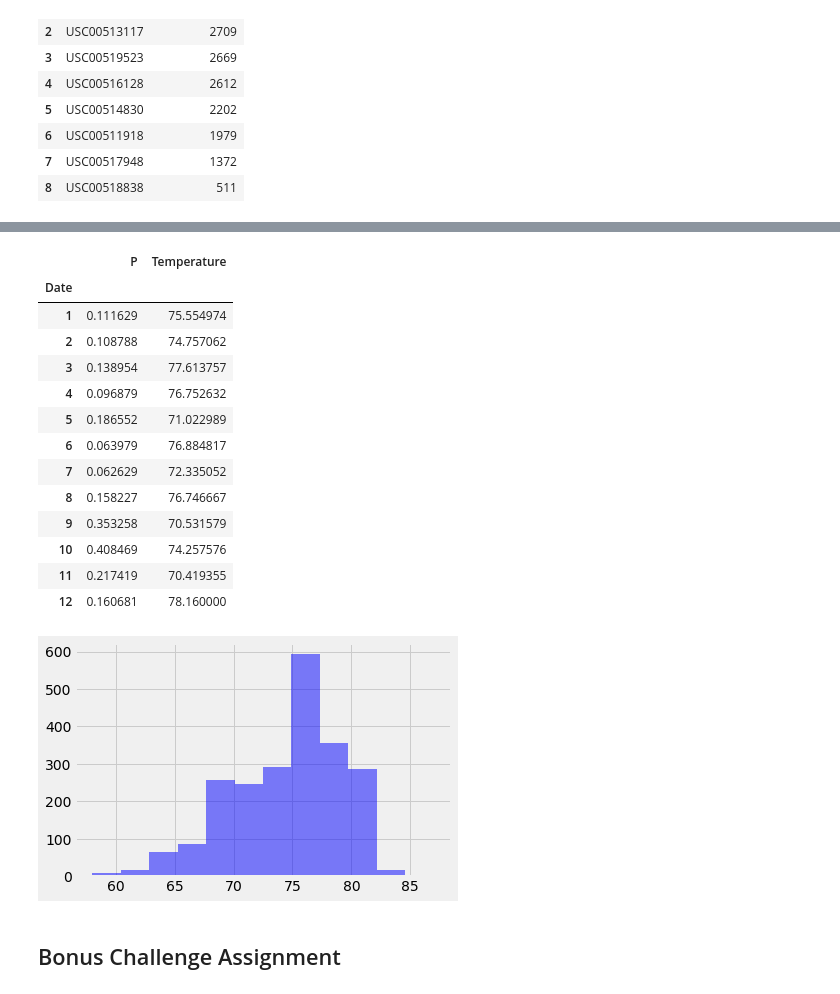
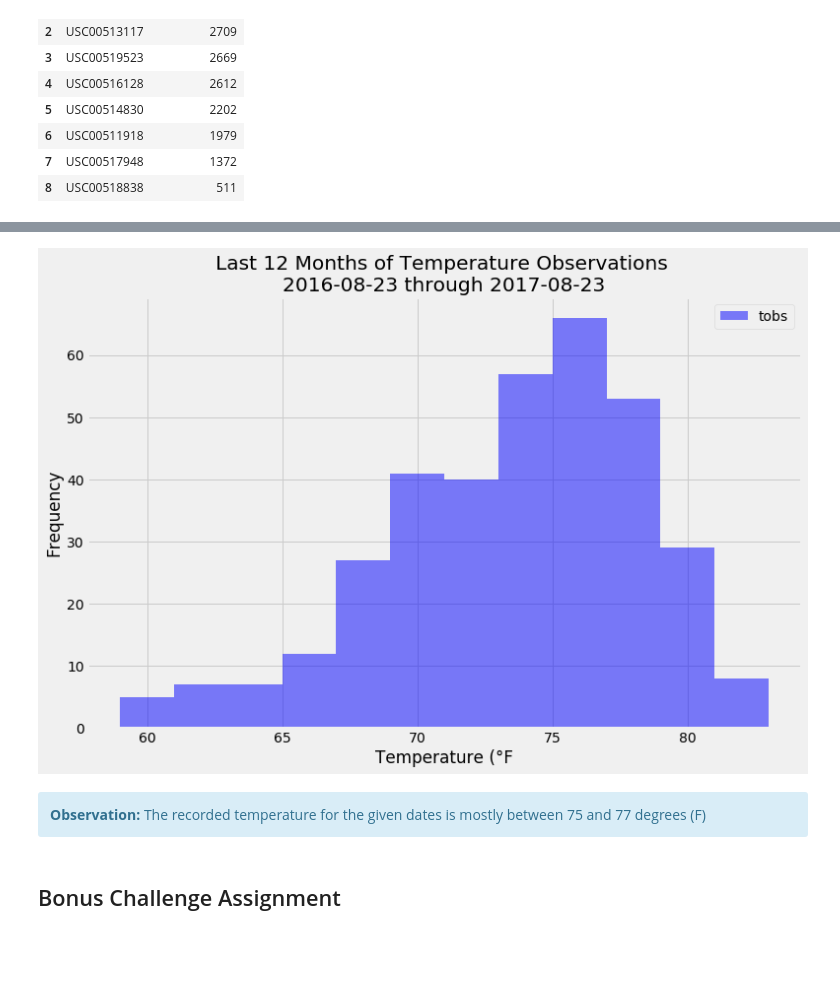
Before and after one commit to annmcnamara/sqlalchemy-challenge, a Jupyter notebook: climate_starter.ipynb, the cells around one changed output, grey strips where cells are left out. Cells and saved outputs as stored; diff of their text form; code cells hidden in the pictures; blank space fills up the shorter version.

```diff
--- a/climate_starter.ipynb
+++ b/climate_starter.ipynb
@@ -228,15 +225,12 @@ for h in highest_temp_obs:
 # print(Station.__dict__.keys())
 # print(Measurement.__dict__.keys())
 # %%
-
+### Get the data for that station
 results = session.query(Measurement.station, Measurement.prcp, Measurement.tobs, Measurement.date)\
+                .filter(Measurement.station == station_tobs) \
                 .filter(and_(Measurement.date >= one_year_before_str, Measurement.date <= last_date_str))
 
+temperature_obs_df = pd.DataFrame(results[:], columns=['Station', 'Precipitation', 'Temperature', 'date'])
 
-temperature_obs_df = pd.DataFrame(results[:], columns=['Station', 'P', 'Temperature', 'date'])
-
-for t in temperature_obs_df:
-    print(t)
-
-temperature_obs_df
+temperature_obs_df.head(3)
 # %% [output]
@@ -260,25 +241,17 @@ date
-# %%
-ddf = temperature_obs_df.groupby(pd.DatetimeIndex(df.index).month).mean()
-ddf
-# %% [output]
-|  | P | Temperature |
-| Date |  |  |
-| 1 | 0.111629 | 75.554974 |
-| 2 | 0.108788 | 74.757062 |
-| 3 | 0.138954 | 77.613757 |
-| 4 | 0.096879 | 76.752632 |
-| 5 | 0.186552 | 71.022989 |
-| 6 | 0.063979 | 76.884817 |
-| 7 | 0.062629 | 72.335052 |
-| 8 | 0.158227 | 76.746667 |
-| 9 | 0.353258 | 70.531579 |
-| 10 | 0.408469 | 74.257576 |
-| 11 | 0.217419 | 70.419355 |
-| 12 | 0.160681 | 78.160000 |
 # %%
 x = temperature_obs_df['Temperature']
 num_bins = 12
-n, bins, patches = plt.hist(x, num_bins, facecolor='blue', alpha=0.5, )
+n, bins, patches = plt.hist(x, num_bins, facecolor='blue', alpha=0.5,label='tobs' )
+
+plt.xlabel(u'Temperature (\N{DEGREE SIGN}F')
+plt.ylabel('Frequency')
+plt.title ( f'Last 12 Months of Temperature Observations \n{one_year_before_str} through {last_date_str}')
+plt.legend()
+
+fig= plt.gcf()
+fig.set_size_inches(15, 7.5)     # set a suitable size
+plt.subplots_adjust(right=0.75)
+
 plt.show()
 # %% [output]
-[figure, old version]
+[figure, new version]
@@ -288,3 +258,8 @@ plt.show()
+# %% [markdown]
+<div class="alert alert-block alert-info">
+<b>Observation:</b>
+The recorded temperature for the given dates is mostly between 75 and 77 degrees (F)
+</div>
 # %% [markdown]
 ## Bonus Challenge Assignment
 # %%
```
Also changed, not shown: parts of 18 cells of this notebook.
